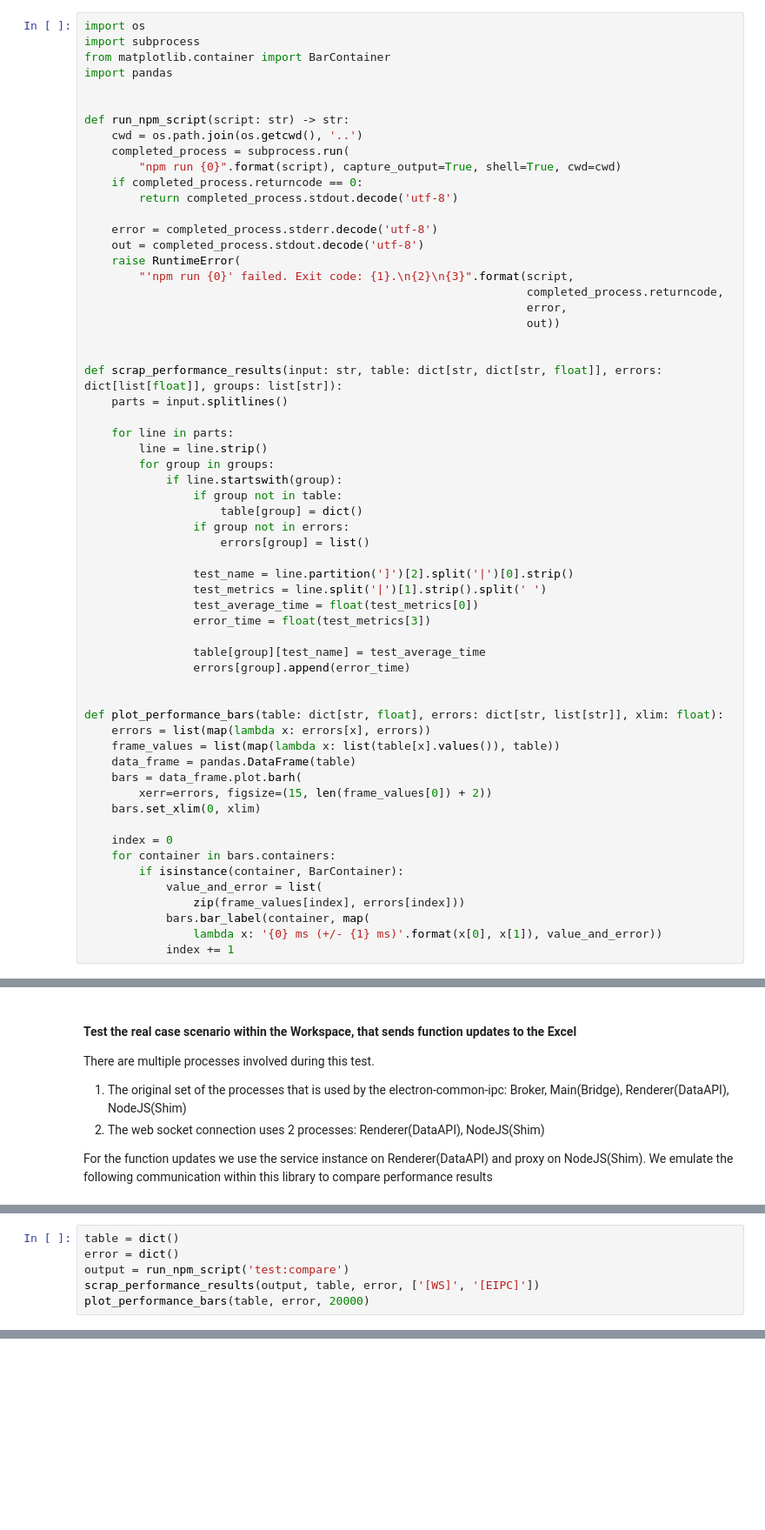
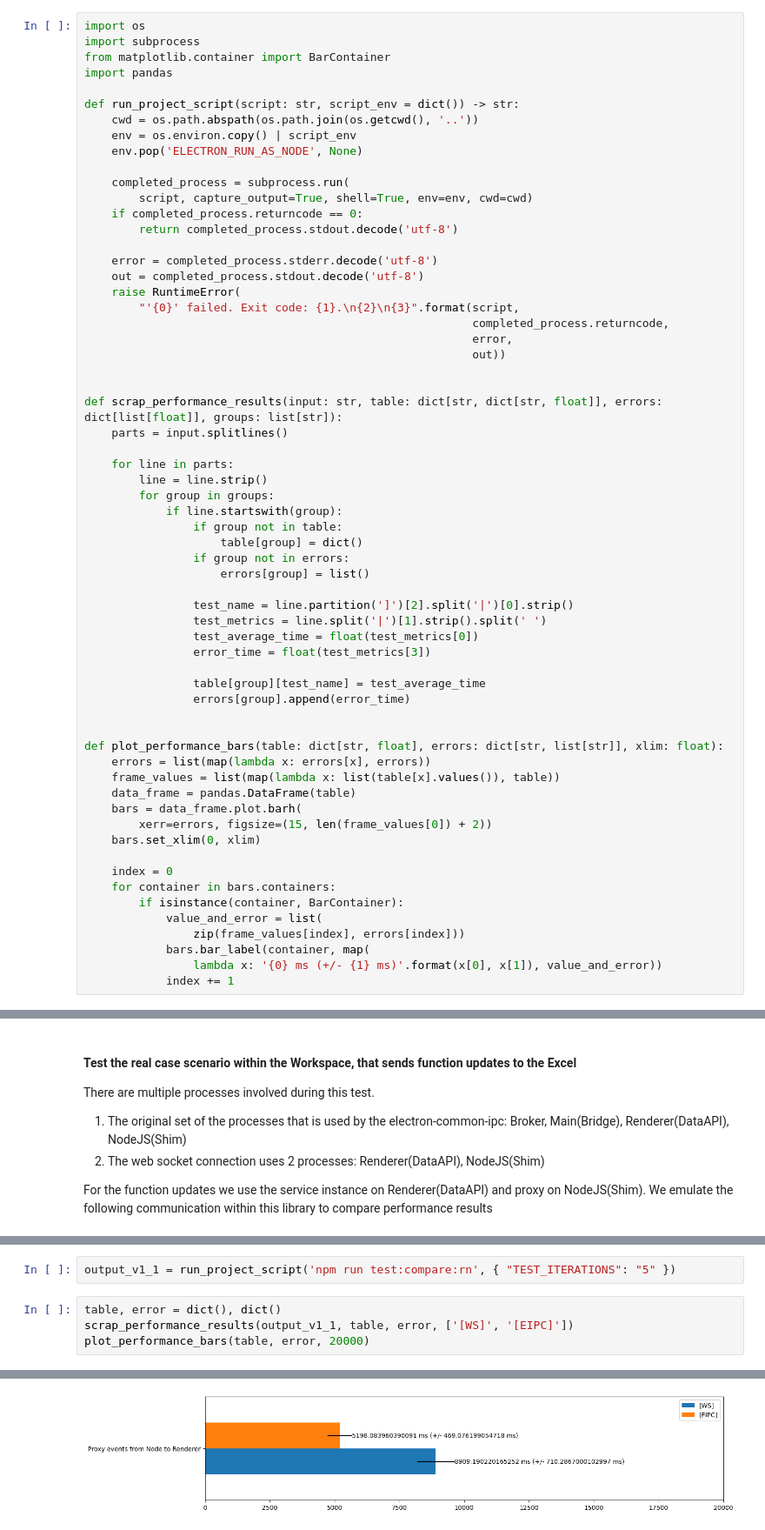
Before and after one commit to ikremniou/electron-common-ipc, a Jupyter notebook: packages/internal/e2e-tests/notes/perf.ipynb, the cells around one changed output, grey strips where cells are left out. Shown: that part at 87% size. Drawn from its saved outputs; the diff is of its cells as text; blank space fills up the shorter version.

```diff
--- a/packages/internal/e2e-tests/notes/perf.ipynb
+++ b/packages/internal/e2e-tests/notes/perf.ipynb
@@ -18,21 +18,23 @@ import subprocess
 from matplotlib.container import BarContainer
 import pandas
 
+def run_project_script(script: str, script_env = dict()) -> str:
+    cwd = os.path.abspath(os.path.join(os.getcwd(), '..'))
+    env = os.environ.copy() | script_env
+    env.pop('ELECTRON_RUN_AS_NODE', None)
 
-def run_npm_script(script: str) -> str:
-    cwd = os.path.join(os.getcwd(), '..')
     completed_process = subprocess.run(
-        "npm run {0}".format(script), capture_output=True, shell=True, cwd=cwd)
+        script, capture_output=True, shell=True, env=env, cwd=cwd)
     if completed_process.returncode == 0:
         return completed_process.stdout.decode('utf-8')
 
     error = completed_process.stderr.decode('utf-8')
     out = completed_process.stdout.decode('utf-8')
     raise RuntimeError(
-        "'npm run {0}' failed. Exit code: {1}.\n{2}\n{3}".format(script,
-                                                                 completed_process.returncode,
-                                                                 error,
-                                                                 out))
+        "'{0}' failed. Exit code: {1}.\n{2}\n{3}".format(script,
+                                                         completed_process.returncode,
+                                                         error,
+                                                         out))
 
 
 def scrap_performance_results(input: str, table: dict[str, dict[str, float]], errors: dict[list[float]], groups: list[str]):
@@ -143,7 +149,7 @@ For the function updates we use the service instance on Renderer(DataAPI) and pr
+# %%
+output_v1_1 = run_project_script('npm run test:compare:rn', { "TEST_ITERATIONS": "5" })
 # %%
-table = dict()
-error = dict()
-output = run_npm_script('test:compare')
-scrap_performance_results(output, table, error, ['[WS]', '[EIPC]'])
+table, error = dict(), dict()
+scrap_performance_results(output_v1_1, table, error, ['[WS]', '[EIPC]'])
 plot_performance_bars(table, error, 20000)
 # %% [output]
@@ -150,0 +156 @@ IndexError: list index out of range
+[figure, added]
```
Also changed, not shown: parts of 21 cells of this notebook, 34 other files.
